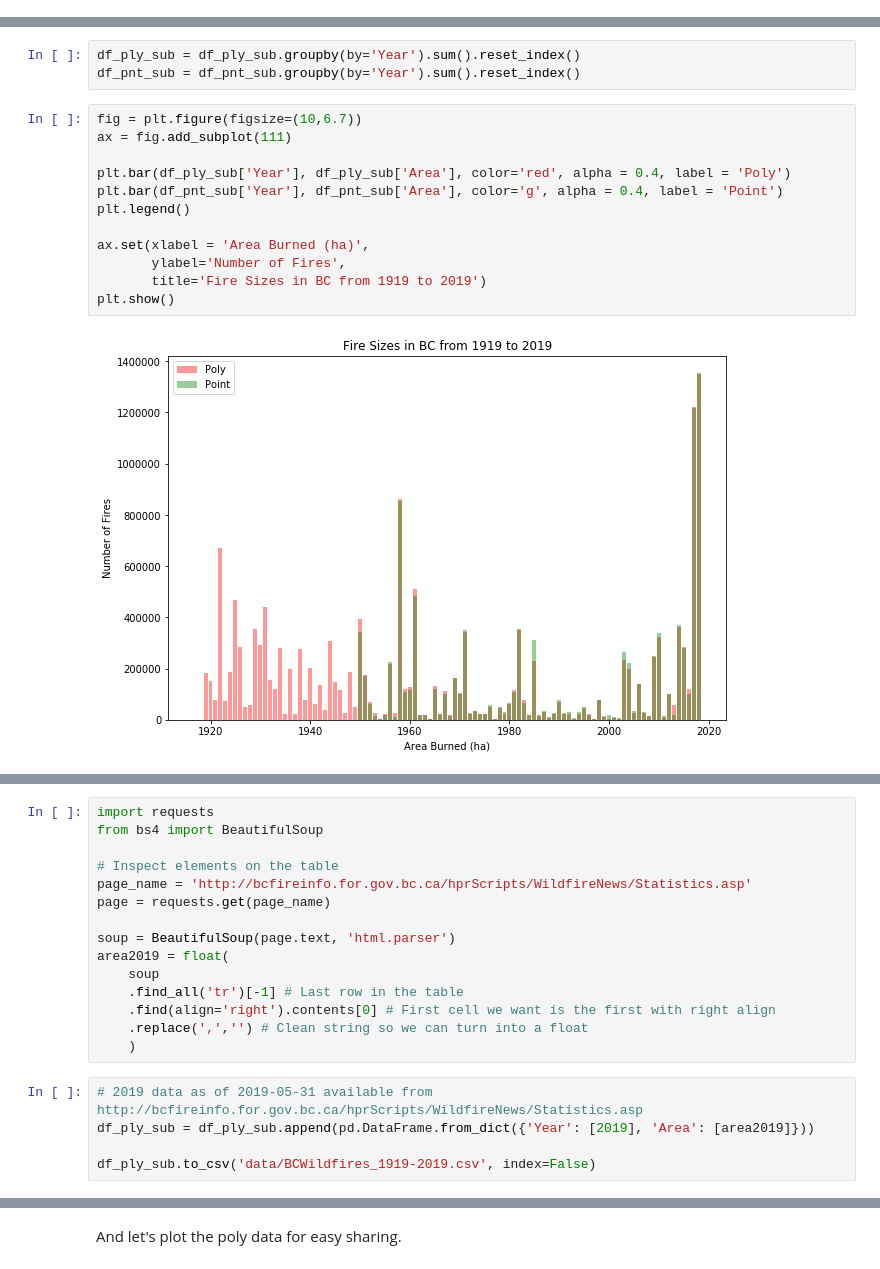
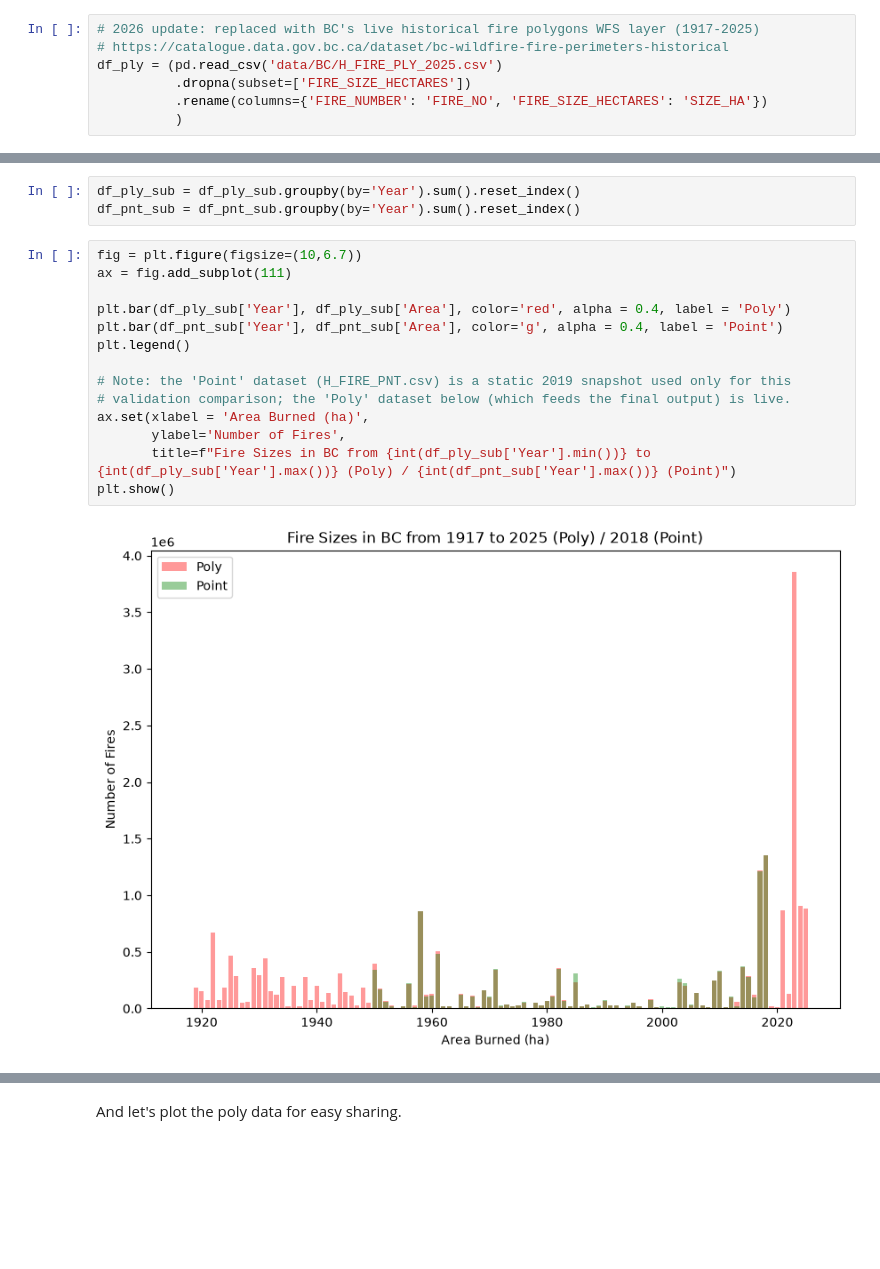
Before and after one commit to jasonrwang/AB-Wildfire, a Jupyter notebook: BC-Wildfire.ipynb, the cells around one changed output, grey strips where cells are left out. Drawn from its saved outputs; the diff is of its cells as text; blank space fills up the shorter version.

```diff
--- a/BC-Wildfire.ipynb
+++ b/BC-Wildfire.ipynb
@@ -65,3 +64,10 @@ df_ply = pd.read_csv('data/BC/H_FIRE_PLY.csv')
+# %%
+# 2026 update: replaced with BC's live historical fire polygons WFS layer (1917-2025)
+# https://catalogue.data.gov.bc.ca/dataset/bc-wildfire-fire-perimeters-historical
+df_ply = (pd.read_csv('data/BC/H_FIRE_PLY_2025.csv')
+          .dropna(subset=['FIRE_SIZE_HECTARES'])
+          .rename(columns={'FIRE_NUMBER': 'FIRE_NO', 'FIRE_SIZE_HECTARES': 'SIZE_HA'})
+          )
 # %%
 df_ply.columns
 # %% [output]
@@ -135,40 +138,22 @@ df_pnt_sub = df_pnt_sub.groupby(by='Year').sum().reset_index()
 # %%
 fig = plt.figure(figsize=(10,6.7))
 ax = fig.add_subplot(111)
 
 plt.bar(df_ply_sub['Year'], df_ply_sub['Area'], color='red', alpha = 0.4, label = 'Poly')
 plt.bar(df_pnt_sub['Year'], df_pnt_sub['Area'], color='g', alpha = 0.4, label = 'Point')
 plt.legend()
 
+# Note: the 'Point' dataset (H_FIRE_PNT.csv) is a static 2019 snapshot used only for this
+# validation comparison; the 'Poly' dataset below (which feeds the final output) is live.
 ax.set(xlabel = 'Area Burned (ha)',
        ylabel='Number of Fires',
-       title='Fire Sizes in BC from 1919 to 2019')
+       title=f"Fire Sizes in BC from {int(df_ply_sub['Year'].min())} to {int(df_ply_sub['Year'].max())} (Poly) / {int(df_pnt_sub['Year'].max())} (Point)")
 plt.show()
 # %% [output]
-[figure, old version]
+[figure, new version]
 # %% [markdown]
 Wow, the data visually looks to match quite well. I'm not going to do any additional data processing and instead just use the poly data as a complete set. Let's visually compare this to the [NFD](http://nfdp.ccfm.org/en/data/fires.php) numbers for BC (I can't download them as numbers, so a figure will have to do).
 
 ![NFD British Columbia 1990-2018](img/NFD_BC_1990-2018.png)
 
 Let's add some recent data to the poly's dataset before we save it for other uses.
-# %%
-import requests
-from bs4 import BeautifulSoup
-
-# Inspect elements on the table
-page_name = 'http://bcfireinfo.for.gov.bc.ca/hprScripts/WildfireNews/Statistics.asp'
-page = requests.get(page_name)
-
-soup = BeautifulSoup(page.text, 'html.parser')
-area2019 = float(
-    soup
-    .find_all('tr')[-1] # Last row in the table
-    .find(align='right').contents[0] # First cell we want is the first with right align
-    .replace(',','') # Clean string so we can turn into a float
-    )
-# %%
-# 2019 data as of 2019-05-31 available from http://bcfireinfo.for.gov.bc.ca/hprScripts/WildfireNews/Statistics.asp
-df_ply_sub = df_ply_sub.append(pd.DataFrame.from_dict({'Year': [2019], 'Area': [area2019]}))
-
-df_ply_sub.to_csv('data/BCWildfires_1919-2019.csv', index=False)
```
Also changed, not shown: parts of 13 cells of this notebook, 20 other files.
